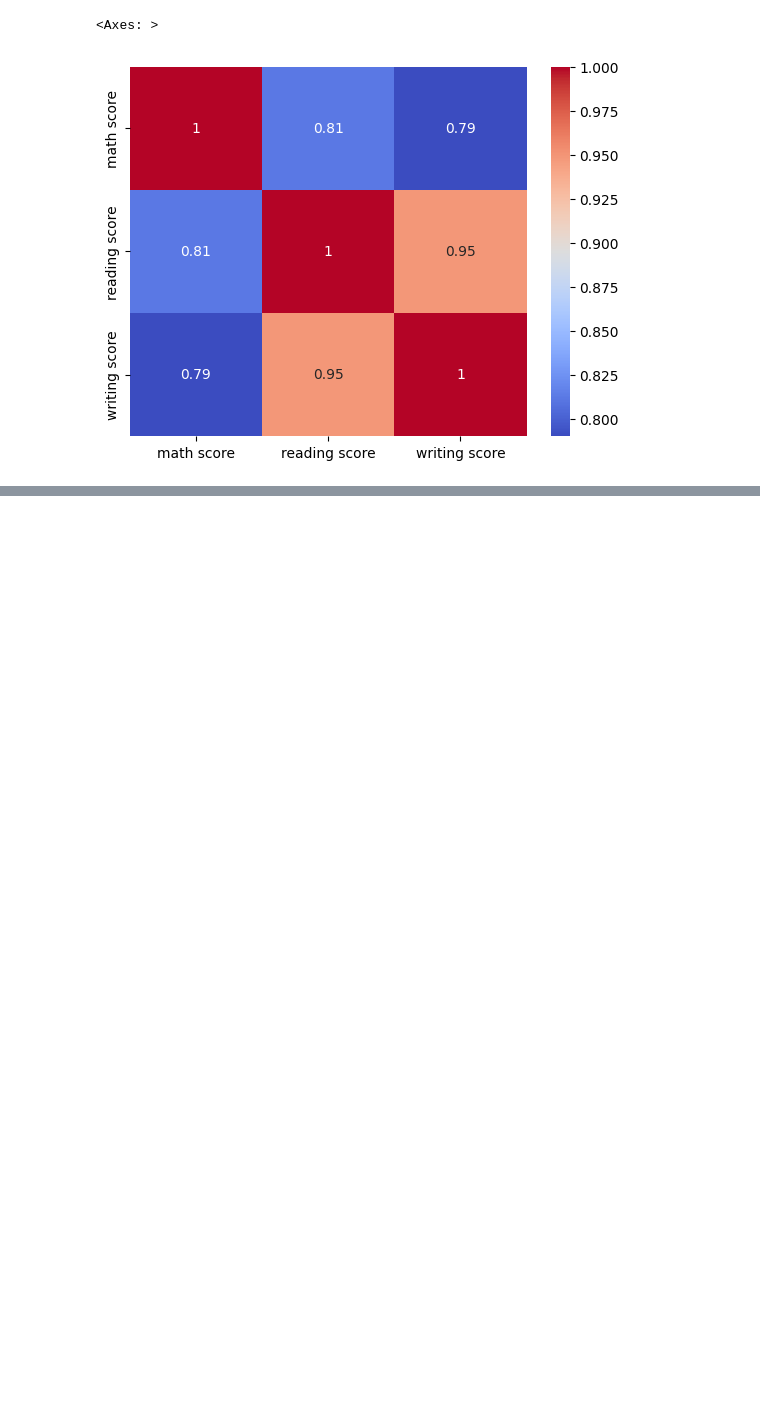
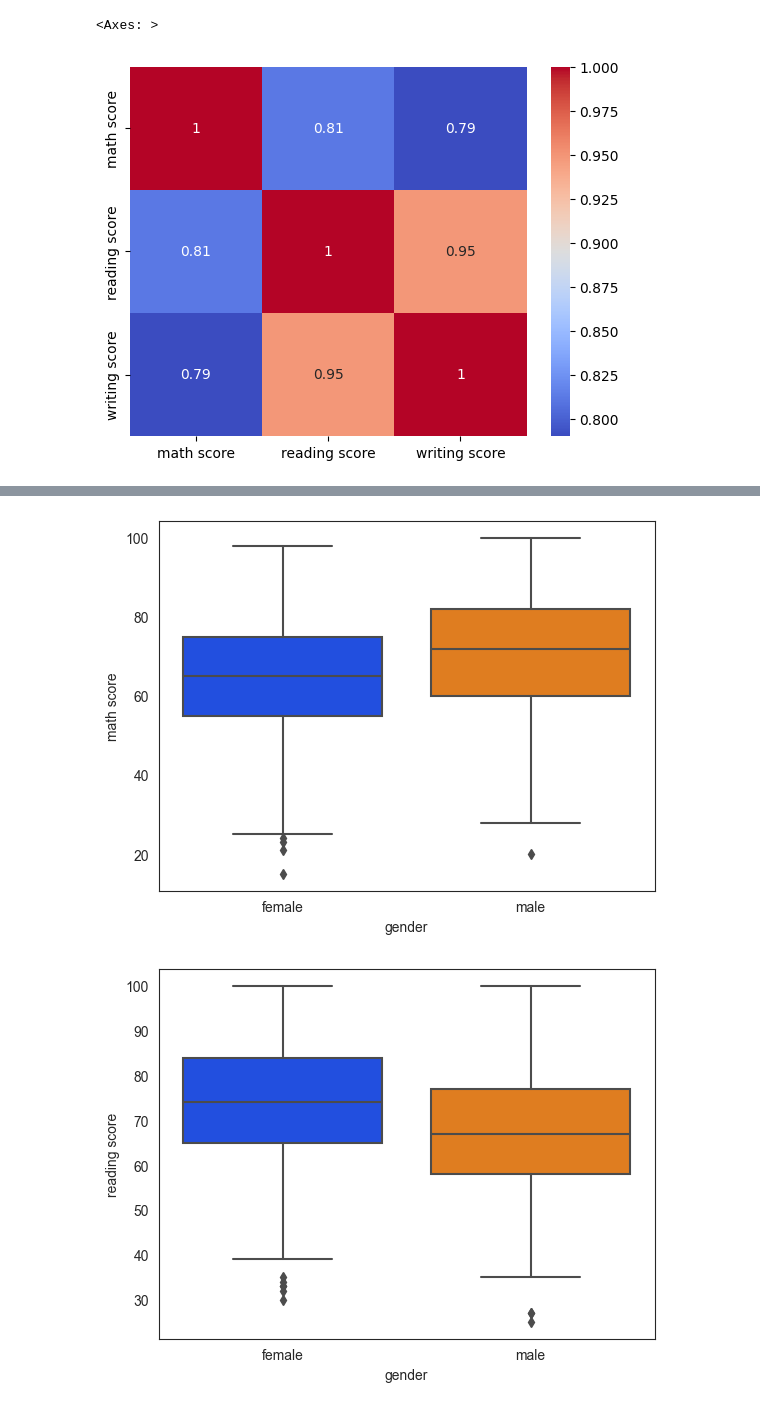
Before and after one commit to DanielPopoola/data-science-projects, a Jupyter notebook: Student-Performance-Prediction.ipynb, the cells around one changed output, grey strips where cells are left out. Saved outputs shown, nothing was run; the diff lists cells and outputs as text; code cells hidden in the pictures; blank space fills up the shorter version.

```diff
--- a/Student-Performance-Prediction.ipynb
+++ b/Student-Performance-Prediction.ipynb
@@ -129,0 +167,11 @@ sns.heatmap(data[tests].corr(), annot=True,cmap='coolwarm')
+# %%
+for test in tests:
+    sns.set_style('white')
+    sns.set_palette('bright')
+    sns.boxplot(data=data,
+                x='gender',
+                y=test)
+    plt.show()
+# %% [output]
+[figure, added]
+[figure, added]
```
Also changed, not shown: parts of 7 cells of this notebook.
